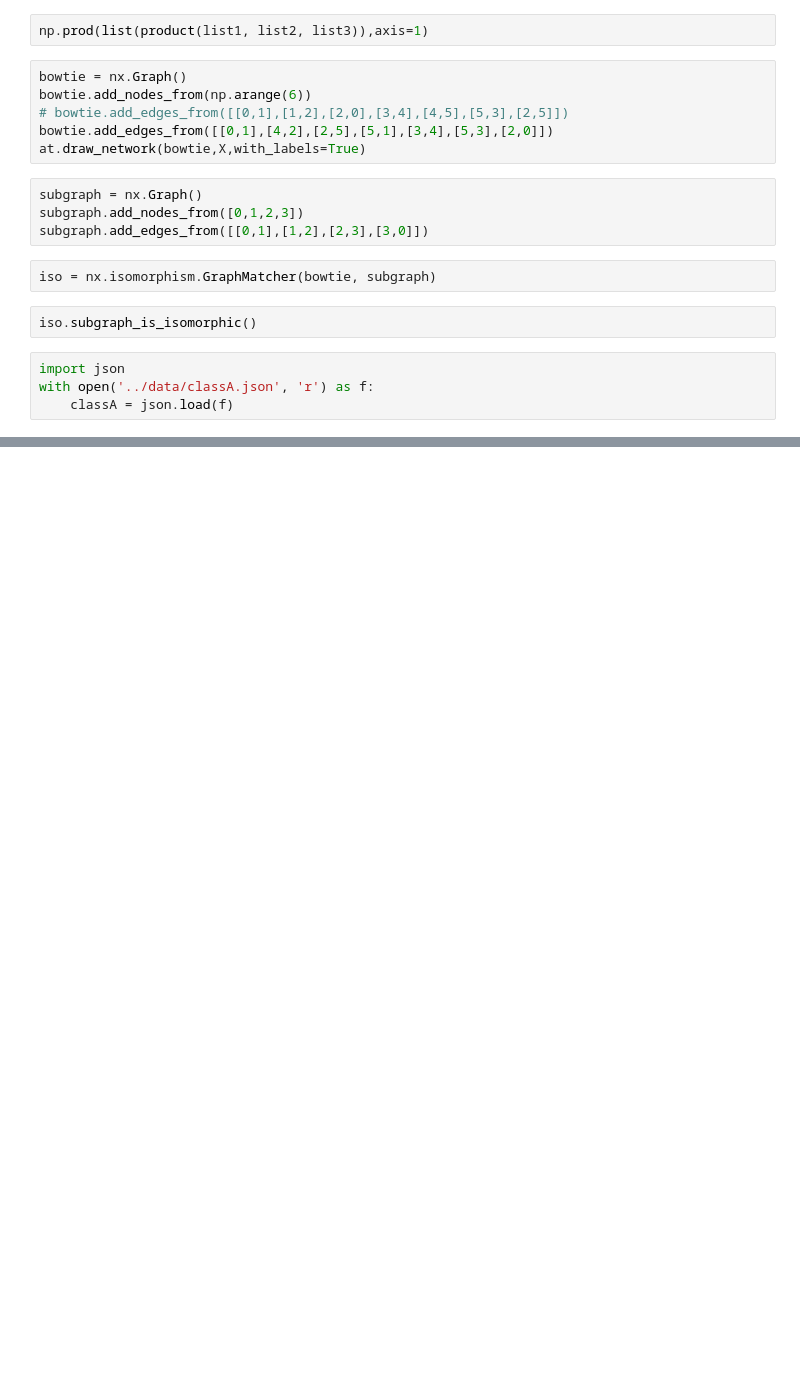
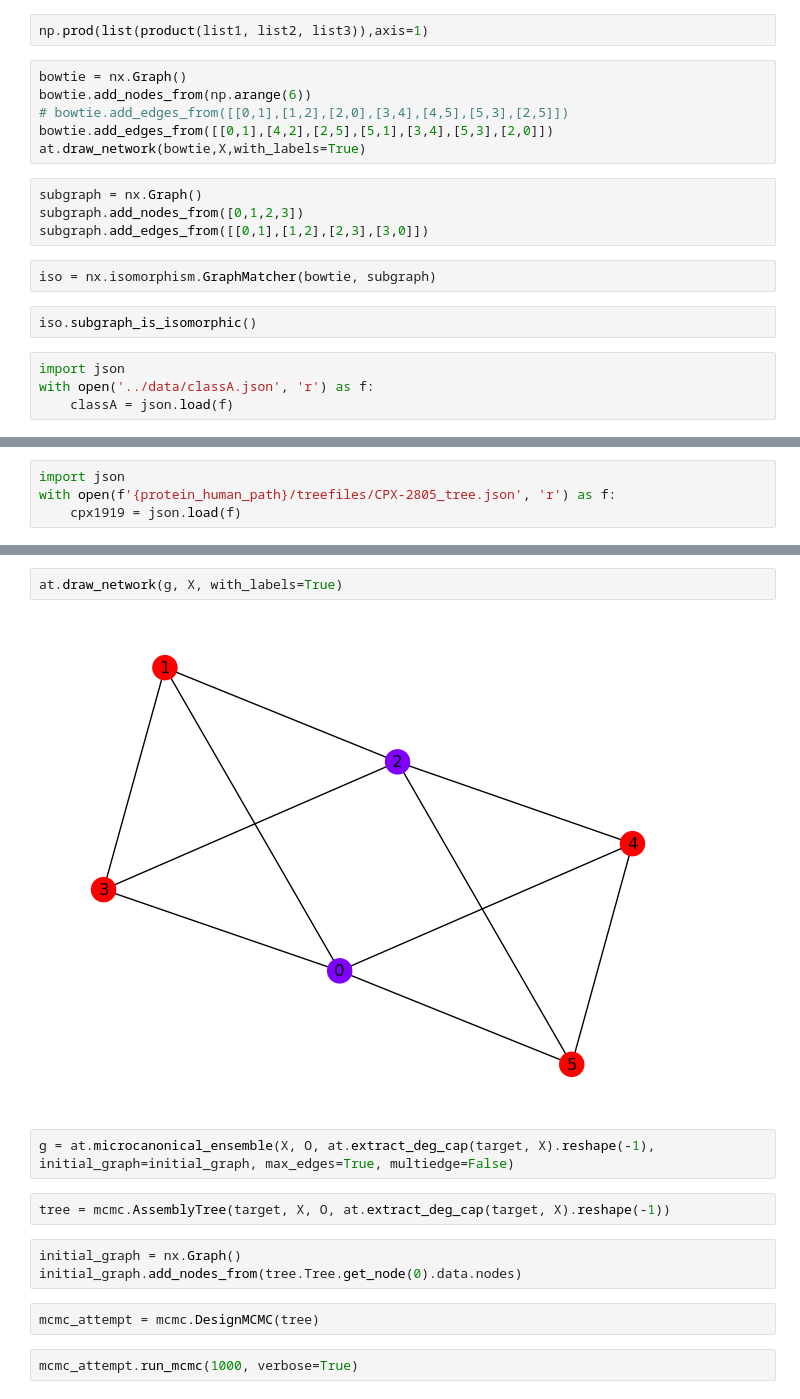
Before and after one commit to coryglover/NetDesign, a Jupyter notebook: notebooks/mcmc.ipynb, the cells around one changed output, grey strips where cells are left out. Drawn from its saved outputs; the diff is of its cells as text; blank space fills up the shorter version.

```diff
--- a/notebooks/mcmc.ipynb
+++ b/notebooks/mcmc.ipynb
@@ -340,0 +432,4 @@ classA['molecules']
+# %%
+import json
+with open(f'{protein_human_path}/treefiles/CPX-2805_tree.json', 'r') as f:
+    cpx1919 = json.load(f)
@@ -340,0 +468,15 @@ classA['molecules']
+# %%
+at.draw_network(g, X, with_labels=True)
+# %% [output]
+[figure, added]
+# %%
+g = at.microcanonical_ensemble(X, O, at.extract_deg_cap(target, X).reshape(-1), initial_graph=initial_graph, max_edges=True, multiedge=False)
+# %%
+tree = mcmc.AssemblyTree(target, X, O, at.extract_deg_cap(target, X).reshape(-1))
+# %%
+initial_graph = nx.Graph()
+initial_graph.add_nodes_from(tree.Tree.get_node(0).data.nodes)
+# %%
+mcmc_attempt = mcmc.DesignMCMC(tree)
+# %%
+mcmc_attempt.run_mcmc(1000, verbose=True)
```
Also changed, not shown: parts of 28 cells of this notebook, 5 other files.
